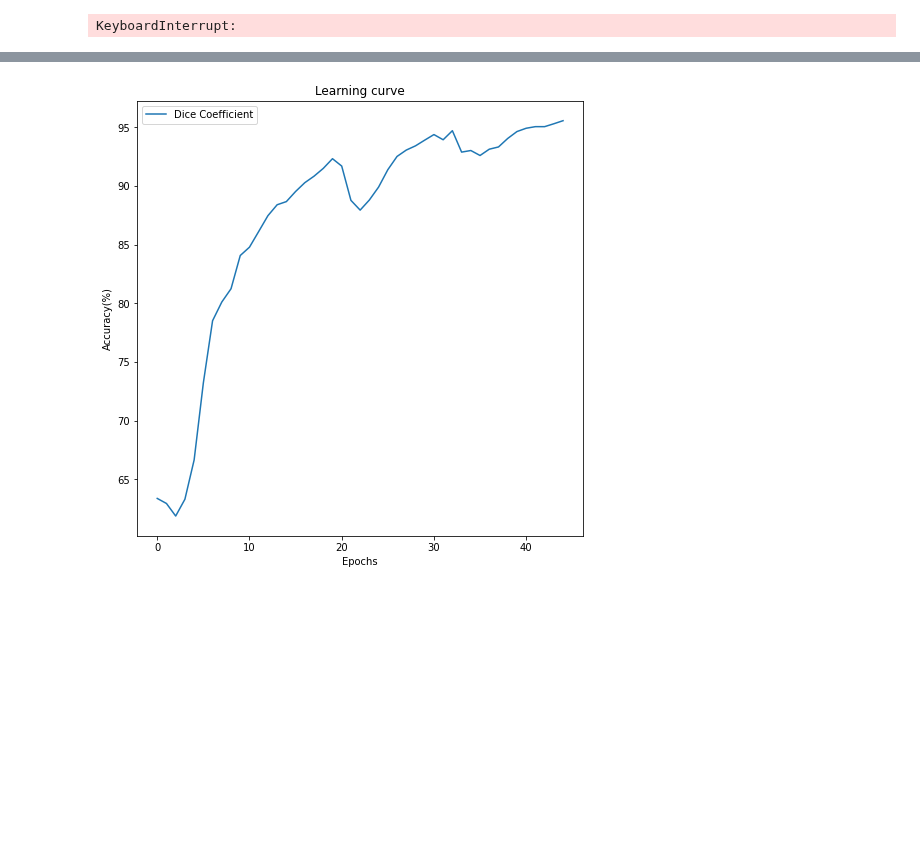
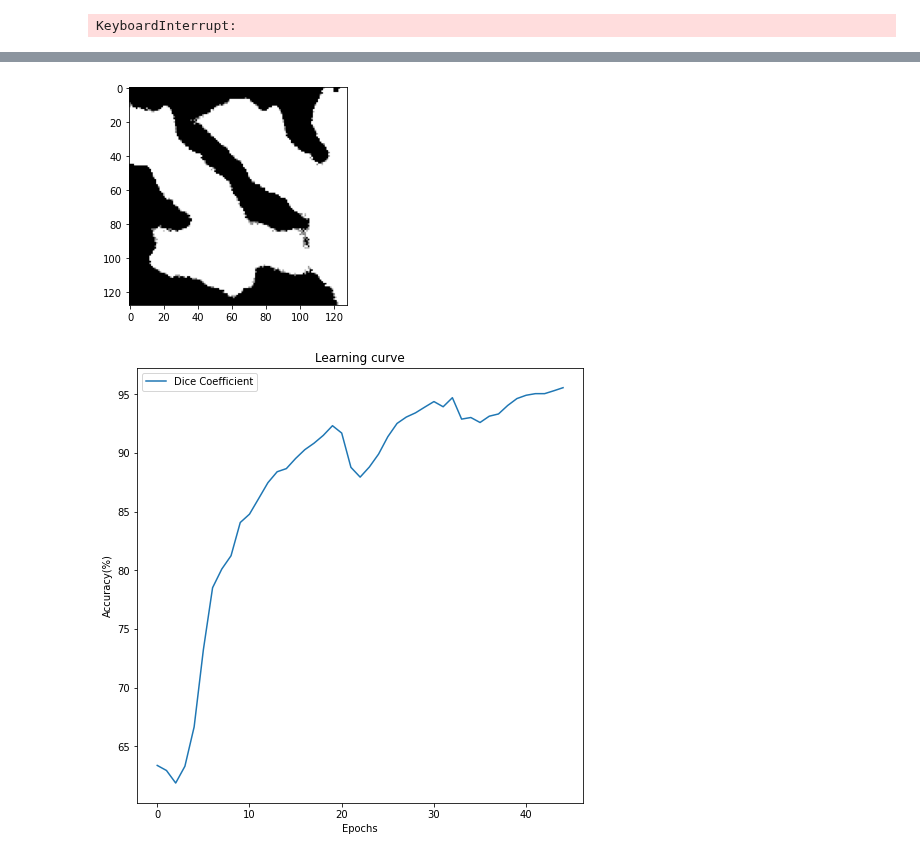
Before and after one commit to labis7/UNET-Using-Numpy, a Jupyter notebook: U-Net - Numpy.ipynb, the cells around one changed output, grey strips where cells are left out. Cells and saved outputs as stored; diff of their text form; code cells hidden in the pictures; blank space fills up the shorter version.

```diff
--- a/U-Net - Numpy.ipynb
+++ b/U-Net - Numpy.ipynb
@@ -1500,5 +1501,5 @@ path = os.path.join(os.path.expanduser('~/'), 'data', 'salt')
 with open (path+'/weights', 'rb') as fp:
     params = pickle.load(fp)
 fp.close()
-Validate(train_images[0:1,:,:,:], train_labels[0:1,:,:,:], params, 1) #GN
+Validate(train_images[0:1,:,:,:], train_labels[0:1,:,:,:], params, 0) #GN
 # %% [output]
@@ -1506,3 +1511,4 @@ FileNotFoundError: [Errno 2] No such file or directory: '/home/labis/data/salt/w
+[figure, added]
 # %%
 plt.figure(figsize=(8, 8))
 plt.title("Learning curve")
```
Also changed, not shown: parts of 5 cells of this notebook.
